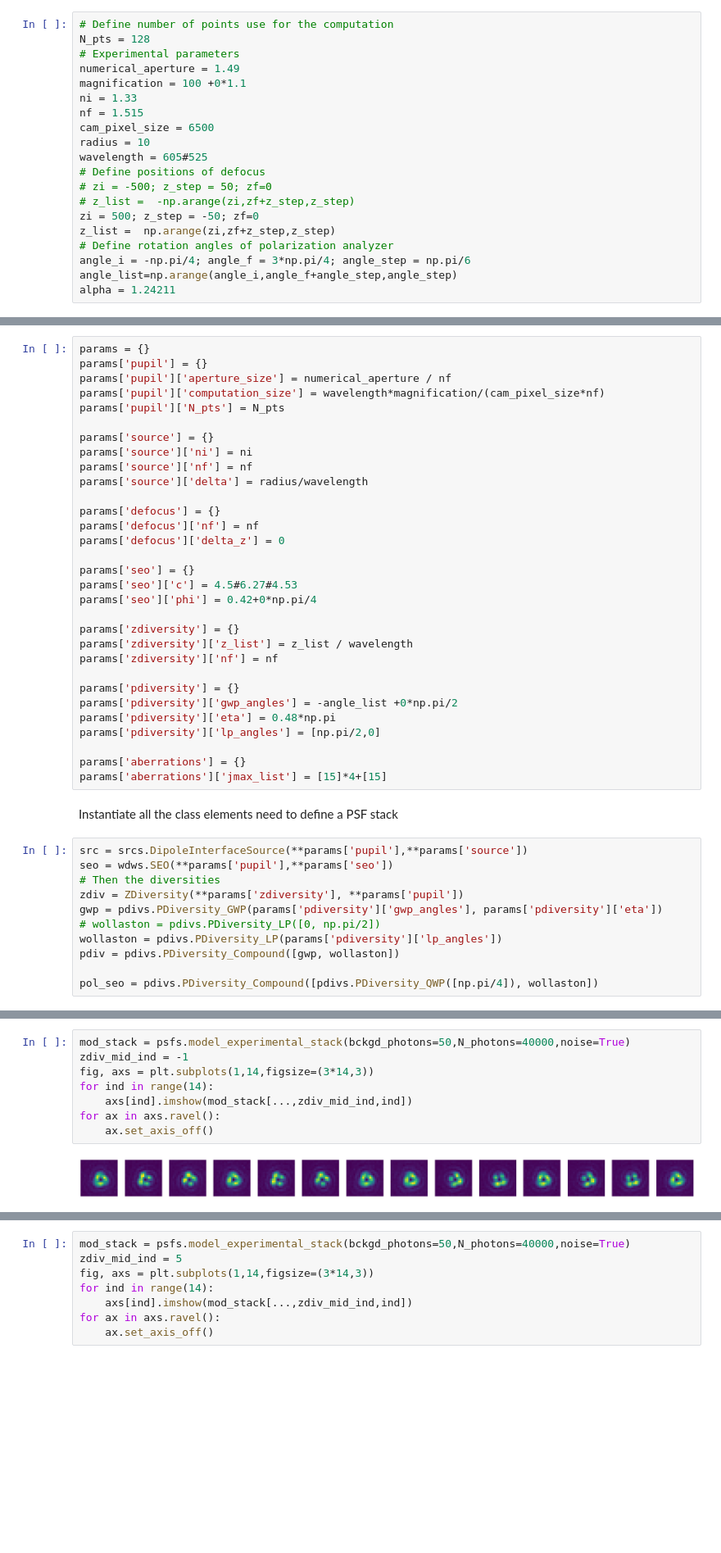
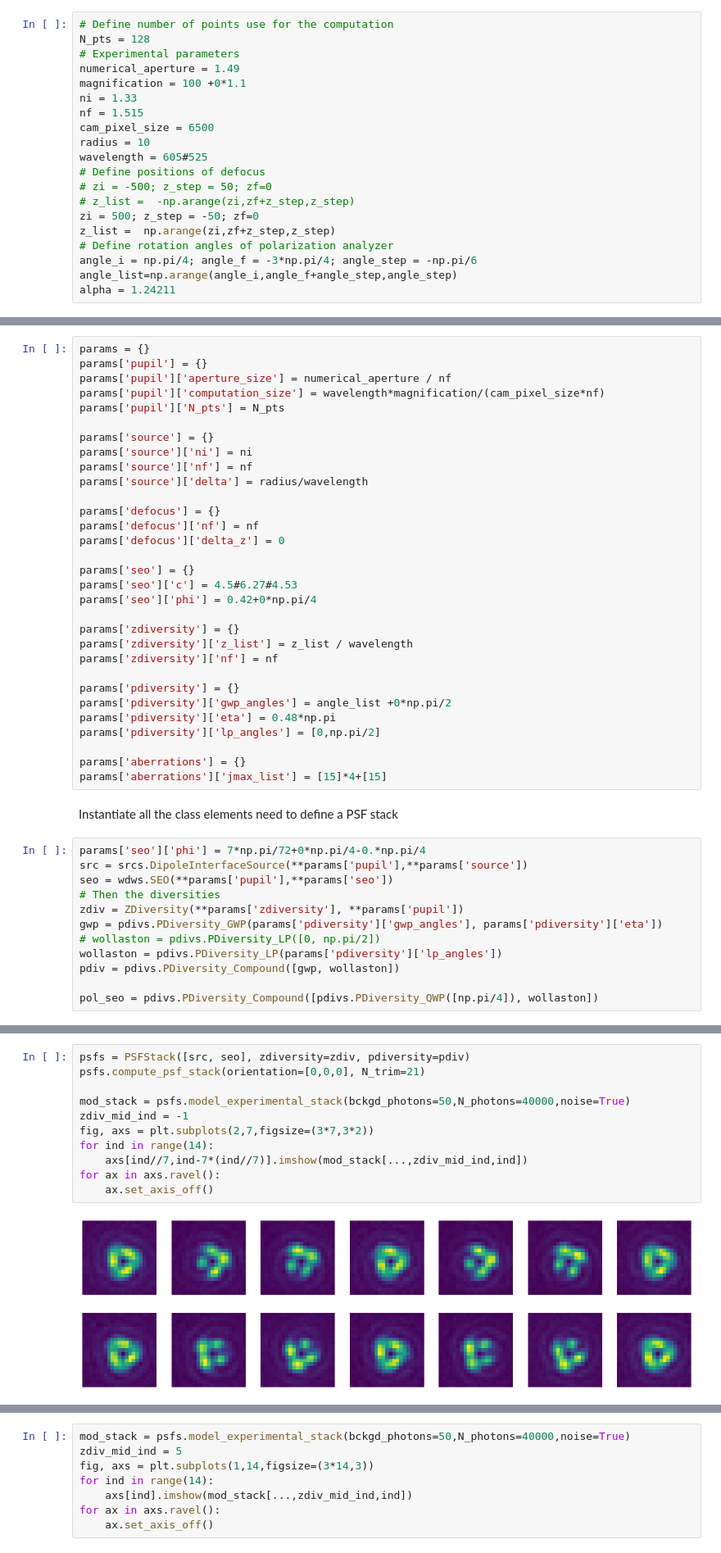
Before and after one commit to rodguti90/pyPSFstack, a Jupyter notebook: retrieval_exp_stack.ipynb, the cells around one changed output, grey strips where cells are left out. Shown at 82% size. Drawn from its saved outputs; the diff is of its cells as text; blank space fills up the shorter version.

```diff
--- a/retrieval_exp_stack.ipynb
+++ b/retrieval_exp_stack.ipynb
@@ -80,7 +80,7 @@ wavelength = 605#525
 zi = 500; z_step = -50; zf=0
 z_list =  np.arange(zi,zf+z_step,z_step)
 # Define rotation angles of polarization analyzer
-angle_i = -np.pi/4; angle_f = 3*np.pi/4; angle_step = np.pi/6
+angle_i = np.pi/4; angle_f = -3*np.pi/4; angle_step = -np.pi/6
 angle_list=np.arange(angle_i,angle_f+angle_step,angle_step)
 alpha = 1.24211
 # %% [markdown]
@@ -110,15 +110,16 @@ params['zdiversity']['z_list'] = z_list / wavelength
 params['zdiversity']['nf'] = nf
 
 params['pdiversity'] = {}
-params['pdiversity']['gwp_angles'] = -angle_list +0*np.pi/2
+params['pdiversity']['gwp_angles'] = angle_list +0*np.pi/2
 params['pdiversity']['eta'] = 0.48*np.pi
-params['pdiversity']['lp_angles'] = [np.pi/2,0]
+params['pdiversity']['lp_angles'] = [0,np.pi/2]
 
 params['aberrations'] = {}
 params['aberrations']['jmax_list'] = [15]*4+[15]
 # %% [markdown]
 Instantiate all the class elements need to define a PSF stack
 # %%
+params['seo']['phi'] = 7*np.pi/72+0*np.pi/4-0.*np.pi/4
 src = srcs.DipoleInterfaceSource(**params['pupil'],**params['source'])
 seo = wdws.SEO(**params['pupil'],**params['seo'])
 # Then the diversities
@@ -135,10 +133,13 @@ psfs.compute_psf_stack(orientation=[0,0,0], N_trim=21)
 # %%
+psfs = PSFStack([src, seo], zdiversity=zdiv, pdiversity=pdiv)
+psfs.compute_psf_stack(orientation=[0,0,0], N_trim=21)
+
 mod_stack = psfs.model_experimental_stack(bckgd_photons=50,N_photons=40000,noise=True)
 zdiv_mid_ind = -1
-fig, axs = plt.subplots(1,14,figsize=(3*14,3))
+fig, axs = plt.subplots(2,7,figsize=(3*7,3*2))
 for ind in range(14):
-    axs[ind].imshow(mod_stack[...,zdiv_mid_ind,ind])
+    axs[ind//7,ind-7*(ind//7)].imshow(mod_stack[...,zdiv_mid_ind,ind])
 for ax in axs.ravel():
     ax.set_axis_off()
 # %% [output]
-[figure, old version]
+[figure, new version]
```
Also changed, not shown: parts of 38 cells of this notebook.
